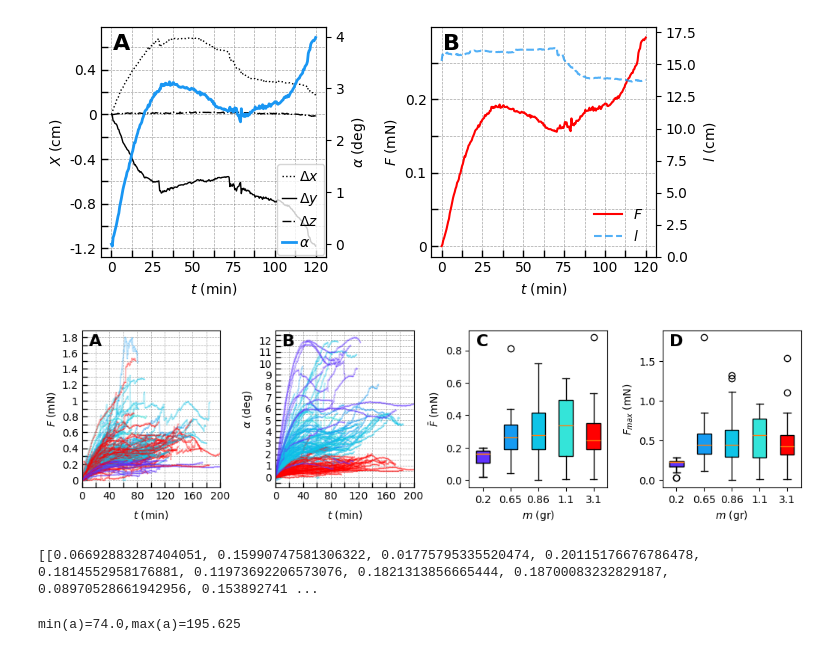
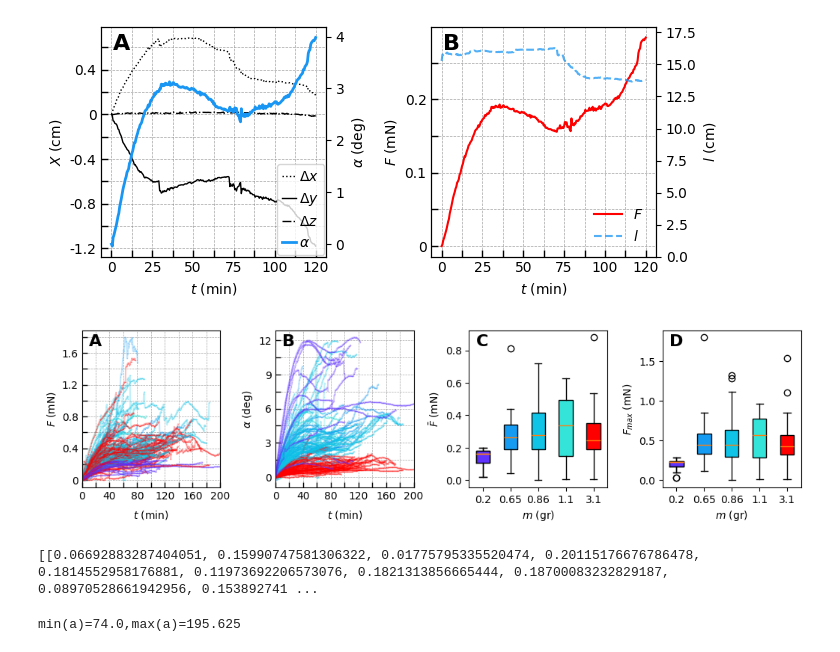
Before and after one commit to amirohad/Repo_article0, a Jupyter notebook: article0_notebook2.ipynb, the cells around one changed output. Cells and saved outputs as stored; diff of their text form; code cells hidden in the pictures.

```diff
--- a/article0_notebook2.ipynb
+++ b/article0_notebook2.ipynb
@@ -370,7 +370,7 @@ fig.savefig(save_folder+r'\xyz_ang_F_l_2.png',dpi=300)
 Slip:False
 [figure]
 # %%
-#%% Force trajectory and max force distributions per support masses 1
+# Force trajectory and max force distributions per support masses 1
 from matplotlib.lines import Line2D
 
 cmap = plt.get_cmap('rainbow')
@@ -433,35 +433,35 @@ for patch, color in zip(box['boxes'], box_colors):
 
 
 axs[0].set_xlim([0,200])
 # axs[0].set_ylim([0,1])
 axs[0].set_xlabel(r'$t$ (min)')
 axs[0].set_ylabel(r'$F$ (mN)')
-uf.set_grid(axs[0],200,1)
+uf.set_grid(axs[0],200,2)
 
-uf.set_grid(axs[1],200,5)
+uf.set_grid(axs[1],200,15)
 axs[1].set_xlim([0,200])
 axs[1].set_xlabel(r'$t$ (min)')
 axs[1].set_ylabel(r'$\alpha$ (deg)') #,fontsize=fs)
 
 axs[2].set_xticks(range(len(mass)))
 axs[2].set_xticklabels([f'{m}' for m in mass], rotation=0)#, ha='right')
 axs[2].set_ylabel(r'$\bar{F}$ (mN)')
 axs[2].set_xlabel(r'$m$ (gr)')
 
 axs[3].set_xticks(range(len(mass)))
 axs[3].set_xticklabels([f'{m}' for m in mass], rotation=0)
 axs[3].set_ylabel(r'$F_{max}$ (mN)')
 axs[3].set_xlabel(r'$m$ (gr)')
 
 
 # adjust layout and show
 fig.subplots_adjust(wspace=0.4)  # Adjust the width space between subplotsplt.tight_layout()
 fig.subplots_adjust(top=0.8, bottom=0.1, left=0.1, right=0.9)  # Adjust as necessary
 
 plt.show()
 # fig.savefig(save_folder+r'\F_D_Fmean_msup.png',dpi=300)
 print(f'{f_mean}')
 # %% [output]
-[figure, old version]
+[figure, new version]
 [[0.06692883287404051, 0.15990747581306322, 0.01775795335520474, 0.20115176676786478, 0.1814552958176881, 0.11973692206573076, 0.1821313856665444, 0.18700083232829187, 0.08970528661942956, 0.153892741 ...
 # %%
```
Also changed, not shown: parts of 15 cells of this notebook.
